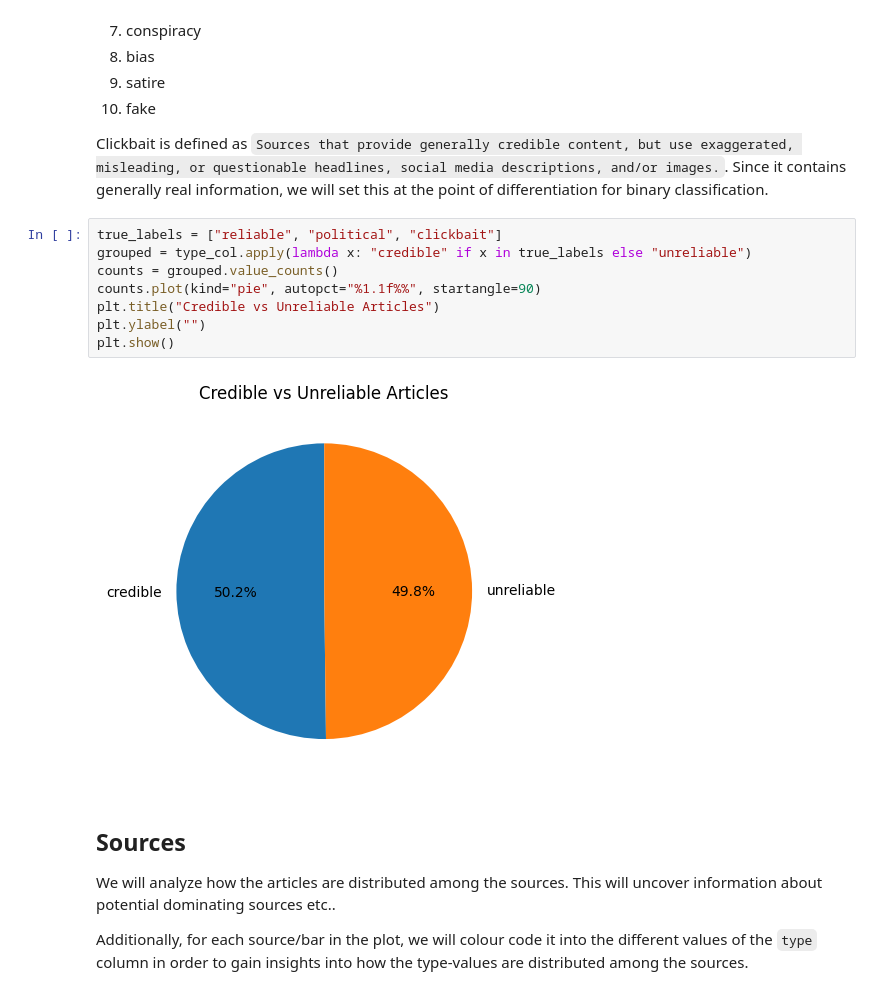
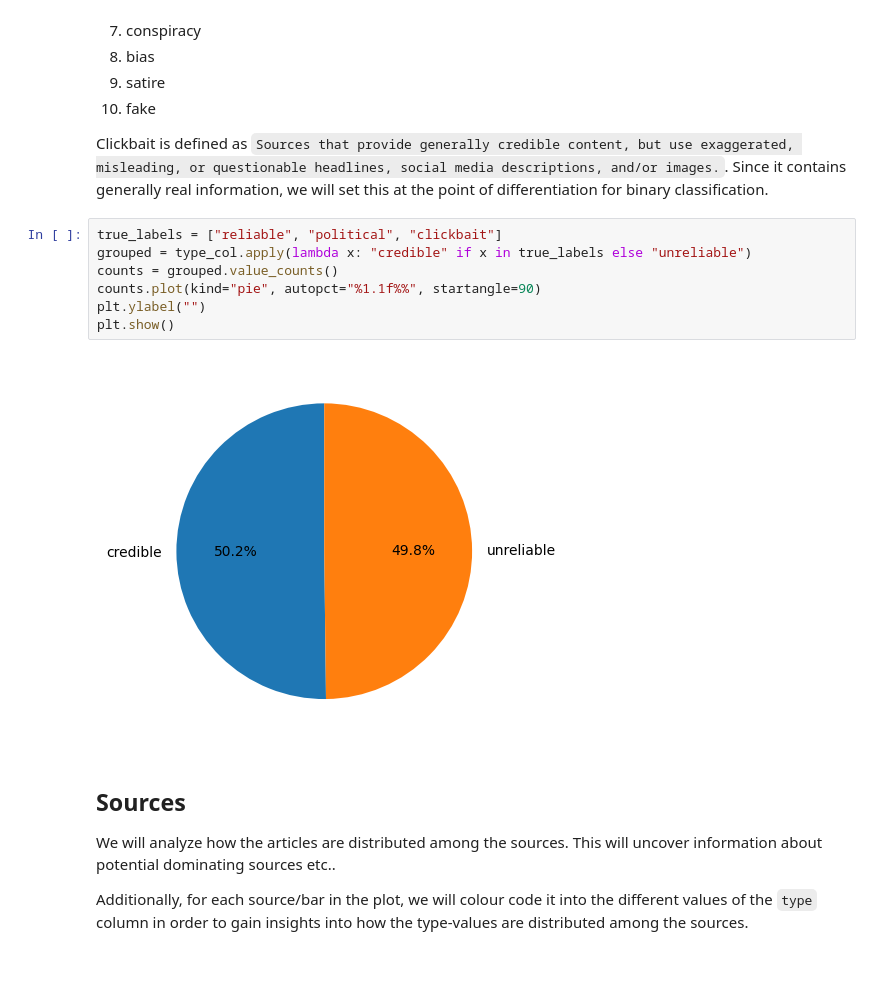
Before and after one commit to BimmerBass/GDS2026, a Jupyter notebook: data_analysis.ipynb, the cells around one changed output. Saved outputs shown, nothing was run; the diff lists cells and outputs as text; blank space fills up the shorter version.

```diff
--- a/data_analysis.ipynb
+++ b/data_analysis.ipynb
@@ -59,13 +58,12 @@
 # %%
 true_labels = ["reliable", "political", "clickbait"]
 grouped = type_col.apply(lambda x: "credible" if x in true_labels else "unreliable")
 counts = grouped.value_counts()
 counts.plot(kind="pie", autopct="%1.1f%%", startangle=90)
-plt.title("Credible vs Unreliable Articles")
 plt.ylabel("")
 plt.show()
 # %% [output]
-[figure, old version]
+[figure, new version]
 # %% [markdown]
 ## Sources
 We will analyze how the articles are distributed among the sources. This will uncover information about potential dominating sources etc..
```
Also changed, not shown: parts of 4 cells of this notebook, 4 other files.
